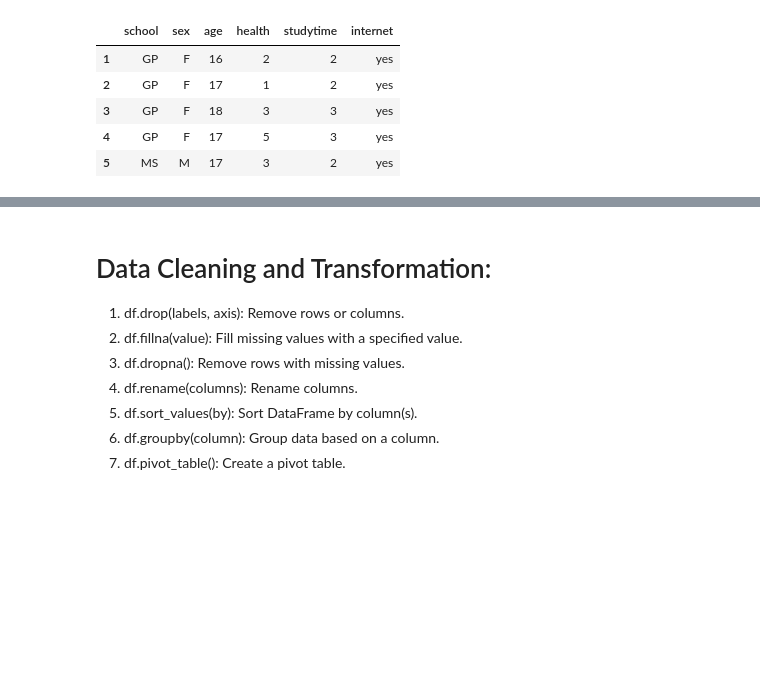
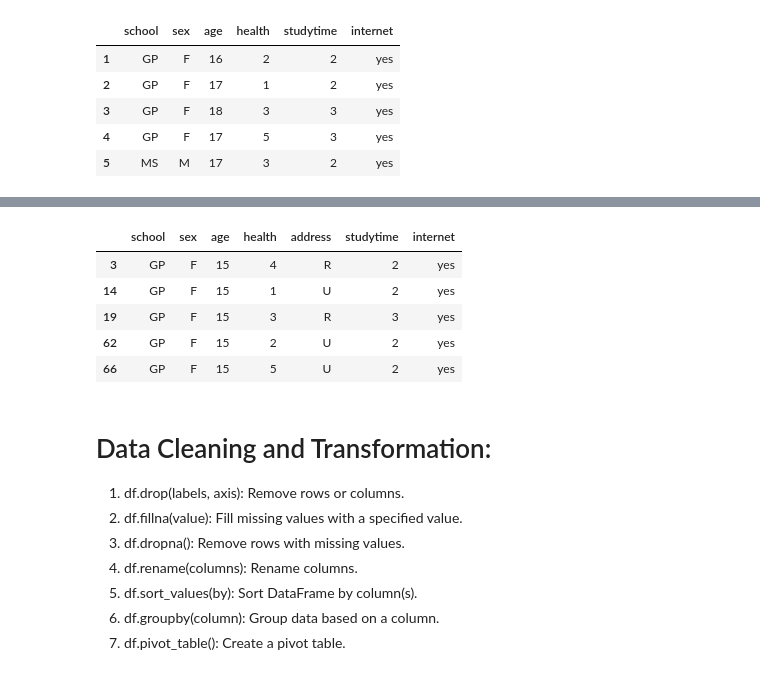
Before and after one commit to Harshraj77/data_science_and_ml_learning, a Jupyter notebook: pandas/zero_to_hero.ipynb, the cells around one changed output, grey strips where cells are left out. Drawn from its saved outputs; the diff is of its cells as text; code cells hidden in the pictures; blank space fills up the shorter version.

```diff
--- a/pandas/zero_to_hero.ipynb
+++ b/pandas/zero_to_hero.ipynb
@@ -458,3 +488,13 @@ df[df['age'].isin([16,17,18])].head()
+# %%
+# for sorting using multiple cols
+df.sort_values(by=['age','sex']).head()
+# %% [output]
+|  | school | sex | age | health | address | studytime | internet |
+| 3 | GP | F | 15 | 4 | R | 2 | yes |
+| 14 | GP | F | 15 | 1 | U | 2 | yes |
+| 19 | GP | F | 15 | 3 | R | 3 | yes |
+| 62 | GP | F | 15 | 2 | U | 2 | yes |
+| 66 | GP | F | 15 | 5 | U | 2 | yes |
 # %% [markdown]
 # Data Cleaning and Transformation:
 
```
Also changed, not shown: parts of 7 cells of this notebook.
